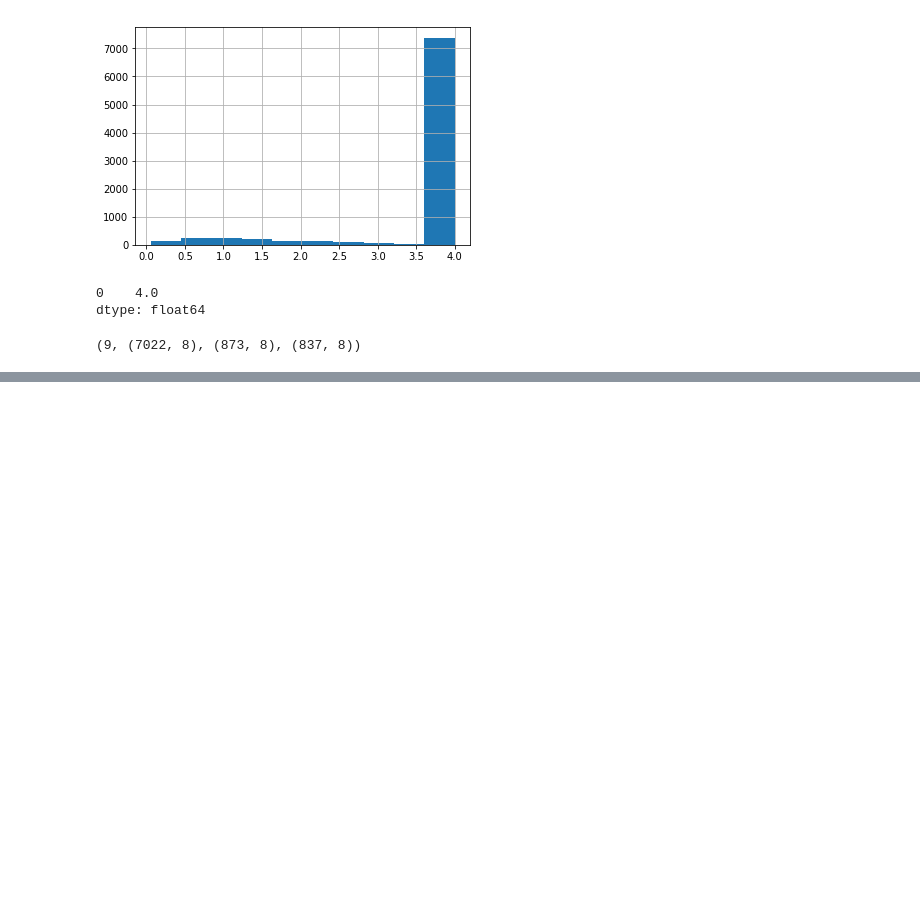
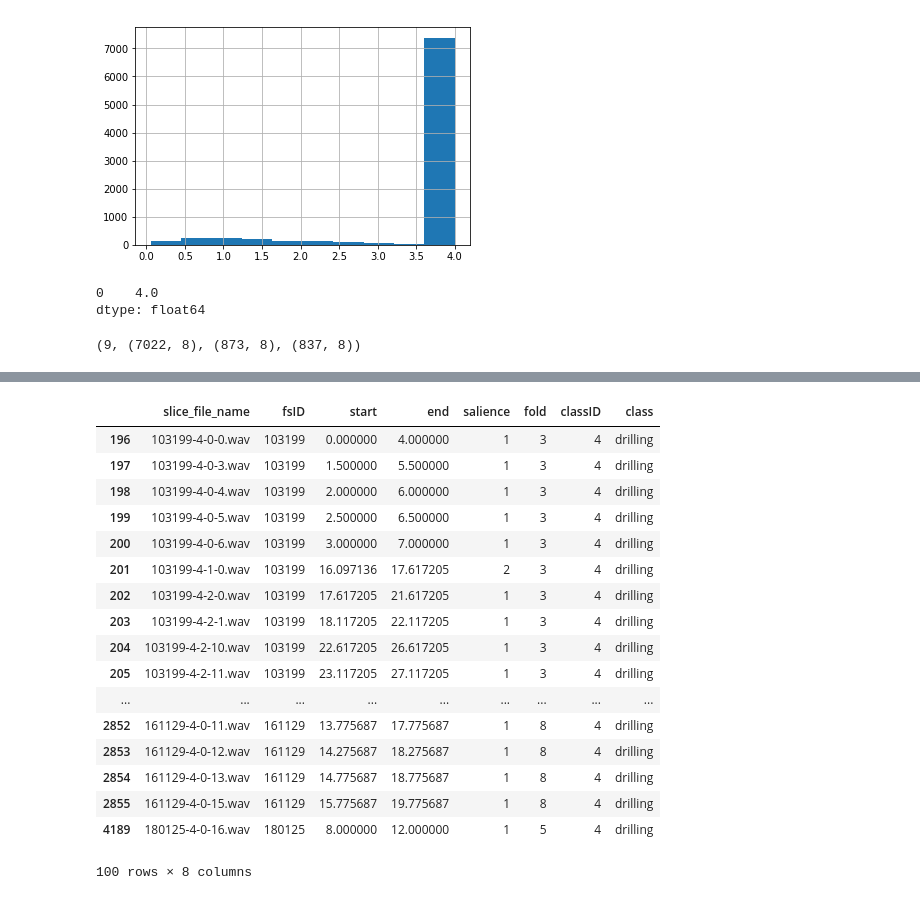
Before and after one commit to jonnor/ESC-CNN-microcontroller, a Jupyter notebook: experiments/urbansounds/First.ipynb, the cells around one changed output, grey strips where cells are left out. Drawn from its saved outputs; the diff is of its cells as text; code cells hidden in the pictures; blank space fills up the shorter version.

```diff
--- a/experiments/urbansounds/First.ipynb
+++ b/experiments/urbansounds/First.ipynb
@@ -242,0 +405,21 @@ model.save('first.hdf5')
+# %%
+drilling.groupby('fold').head(10)
+# %% [output]
+|  | slice_file_name | fsID | start | end | salience | fold | classID | class |
+| 196 | 103199-4-0-0.wav | 103199 | 0.000000 | 4.000000 | 1 | 3 | 4 | drilling |
+| 197 | 103199-4-0-3.wav | 103199 | 1.500000 | 5.500000 | 1 | 3 | 4 | drilling |
+| 198 | 103199-4-0-4.wav | 103199 | 2.000000 | 6.000000 | 1 | 3 | 4 | drilling |
+| 199 | 103199-4-0-5.wav | 103199 | 2.500000 | 6.500000 | 1 | 3 | 4 | drilling |
+| 200 | 103199-4-0-6.wav | 103199 | 3.000000 | 7.000000 | 1 | 3 | 4 | drilling |
+| 201 | 103199-4-1-0.wav | 103199 | 16.097136 | 17.617205 | 2 | 3 | 4 | drilling |
+| 202 | 103199-4-2-0.wav | 103199 | 17.617205 | 21.617205 | 1 | 3 | 4 | drilling |
+| 203 | 103199-4-2-1.wav | 103199 | 18.117205 | 22.117205 | 1 | 3 | 4 | drilling |
+| 204 | 103199-4-2-10.wav | 103199 | 22.617205 | 26.617205 | 1 | 3 | 4 | drilling |
+| 205 | 103199-4-2-11.wav | 103199 | 23.117205 | 27.117205 | 1 | 3 | 4 | drilling |
+| ... | ... | ... | ... | ... | ... | ... | ... | ... |
+| 2852 | 161129-4-0-11.wav | 161129 | 13.775687 | 17.775687 | 1 | 8 | 4 | drilling |
+| 2853 | 161129-4-0-12.wav | 161129 | 14.275687 | 18.275687 | 1 | 8 | 4 | drilling |
+| 2854 | 161129-4-0-13.wav | 161129 | 14.775687 | 18.775687 | 1 | 8 | 4 | drilling |
+| 2855 | 161129-4-0-15.wav | 161129 | 15.775687 | 19.775687 | 1 | 8 | 4 | drilling |
+| 4189 | 180125-4-0-16.wav | 180125 | 8.000000 | 12.000000 | 1 | 5 | 4 | drilling |
+100 rows × 8 columns
```
Also changed, not shown: parts of 14 cells of this notebook, 2 other files.
